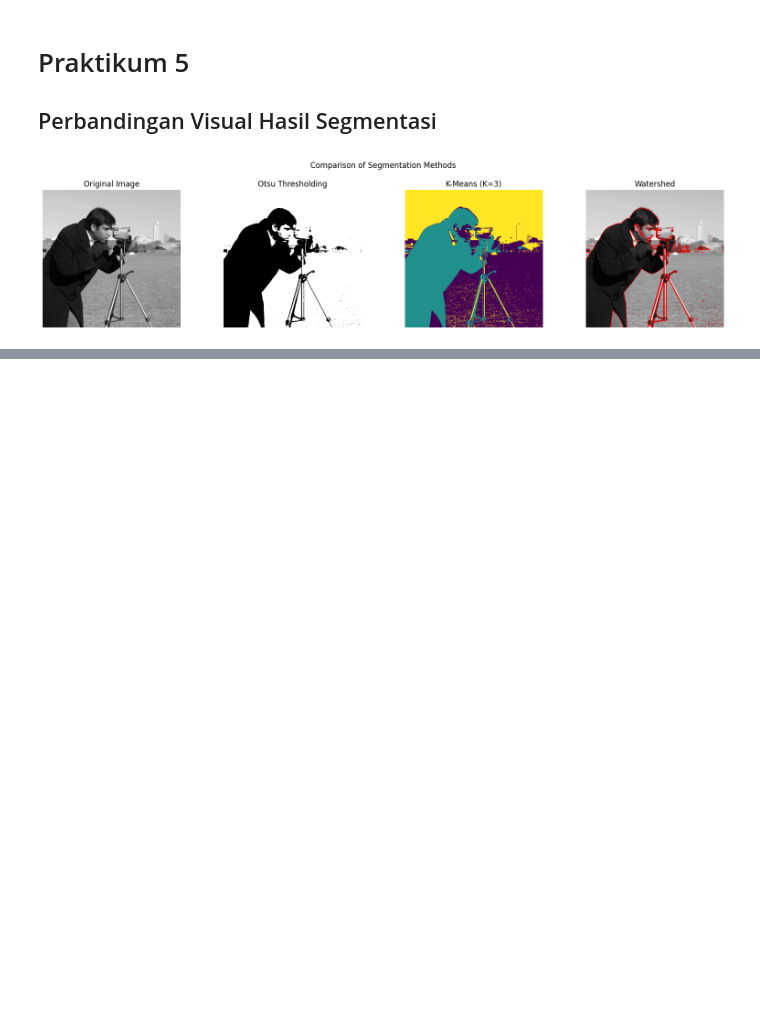
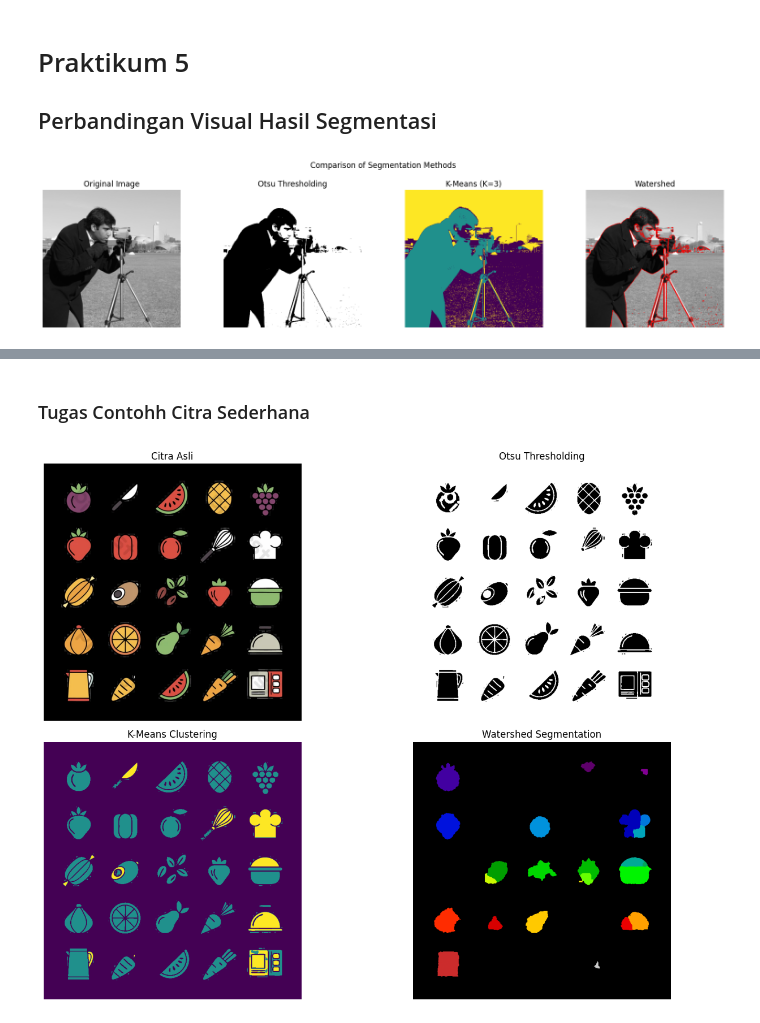
Before and after one commit to Wrseno/pengolahan-ctira, a Jupyter notebook: Jobsheet_4.ipynb, the cells around one changed output, grey strips where cells are left out. Drawn from its saved outputs; the diff is of its cells as text; code cells hidden in the pictures; blank space fills up the shorter version.

```diff
--- a/Jobsheet_4.ipynb
+++ b/Jobsheet_4.ipynb
@@ -285,0 +346,69 @@ plt.show()
+# %% [markdown]
+### Tugas Contohh Citra Sederhana
+# %%
+import os
+import numpy as np
+import matplotlib.pyplot as plt
+from skimage import io, color, filters, segmentation
+from skimage.morphology import disk
+from skimage.filters import rank
+from scipy import ndimage as ndi
+from sklearn.cluster import KMeans
+import cv2
+
+# Cek apakah file gambar ada
+filename = "colorful-fruits.png"
+if not os.path.exists(filename):
+    raise FileNotFoundError(f"Gambar '{filename}' tidak ditemukan di direktori: {os.getcwd()}")
+
+# Load gambar lokal
+image = io.imread(filename)
+
+# Hilangkan channel alpha jika ada
+if image.shape[-1] == 4:
+    image = image[:, :, :3]
+
+# Konversi ke grayscale untuk Otsu
+image_gray = color.rgb2gray(image)
+
+# 1. Otsu Thresholding
+thresh_otsu = filters.threshold_otsu(image_gray)
+binary_otsu = image_gray <= thresh_otsu
+
+# 2. K-Means Clustering
+image_reshaped = image.reshape(-1, 3)
+kmeans = KMeans(n_clusters=3, random_state=0).fit(image_reshaped)
+labels_kmeans = kmeans.labels_.reshape(image.shape[:2])
+
+# 3. Watershed Segmentation
+gradient = rank.gradient(image_gray, disk(5))
+markers = ndi.label(gradient < 0.1)[0]
+labels_watershed = segmentation.watershed(gradient, markers)
+
+# Visualisasi
+plt.figure(figsize=(15, 10))
+
+plt.subplot(2, 2, 1)
+plt.imshow(image)
+plt.title('Citra Asli')
+plt.axis('off')
+
+plt.subplot(2, 2, 2)
+plt.imshow(binary_otsu, cmap='gray')
+plt.title('Otsu Thresholding')
+plt.axis('off')
+
+plt.subplot(2, 2, 3)
+plt.imshow(labels_kmeans, cmap='viridis')
+plt.title('K-Means Clustering')
+plt.axis('off')
+
+plt.subplot(2, 2, 4)
+plt.imshow(labels_watershed, cmap='nipy_spectral')
+plt.title('Watershed Segmentation')
+plt.axis('off')
+
+plt.tight_layout()
+plt.show()
+# %% [output]
+[figure, added]
```
Also changed, not shown: parts of 2 cells of this notebook.
